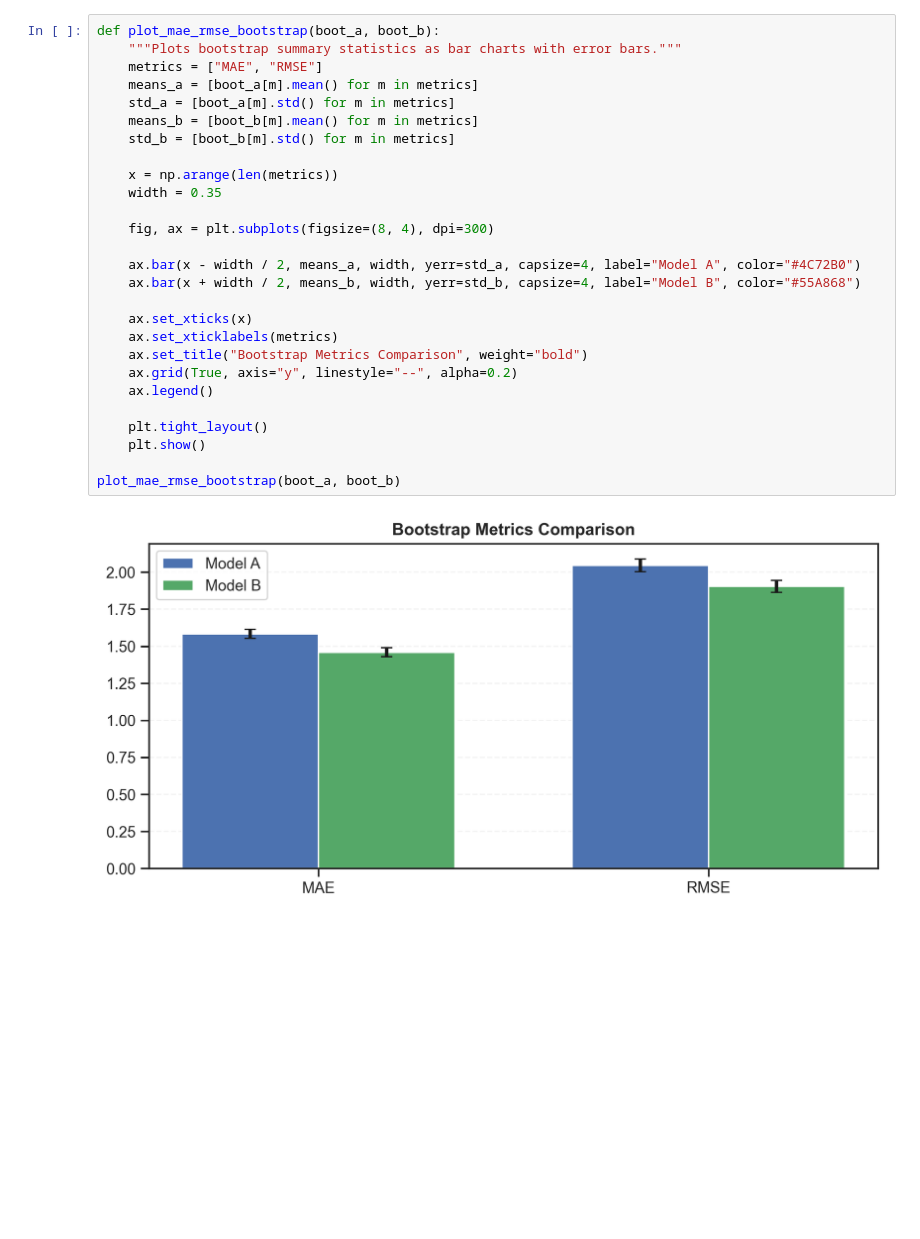
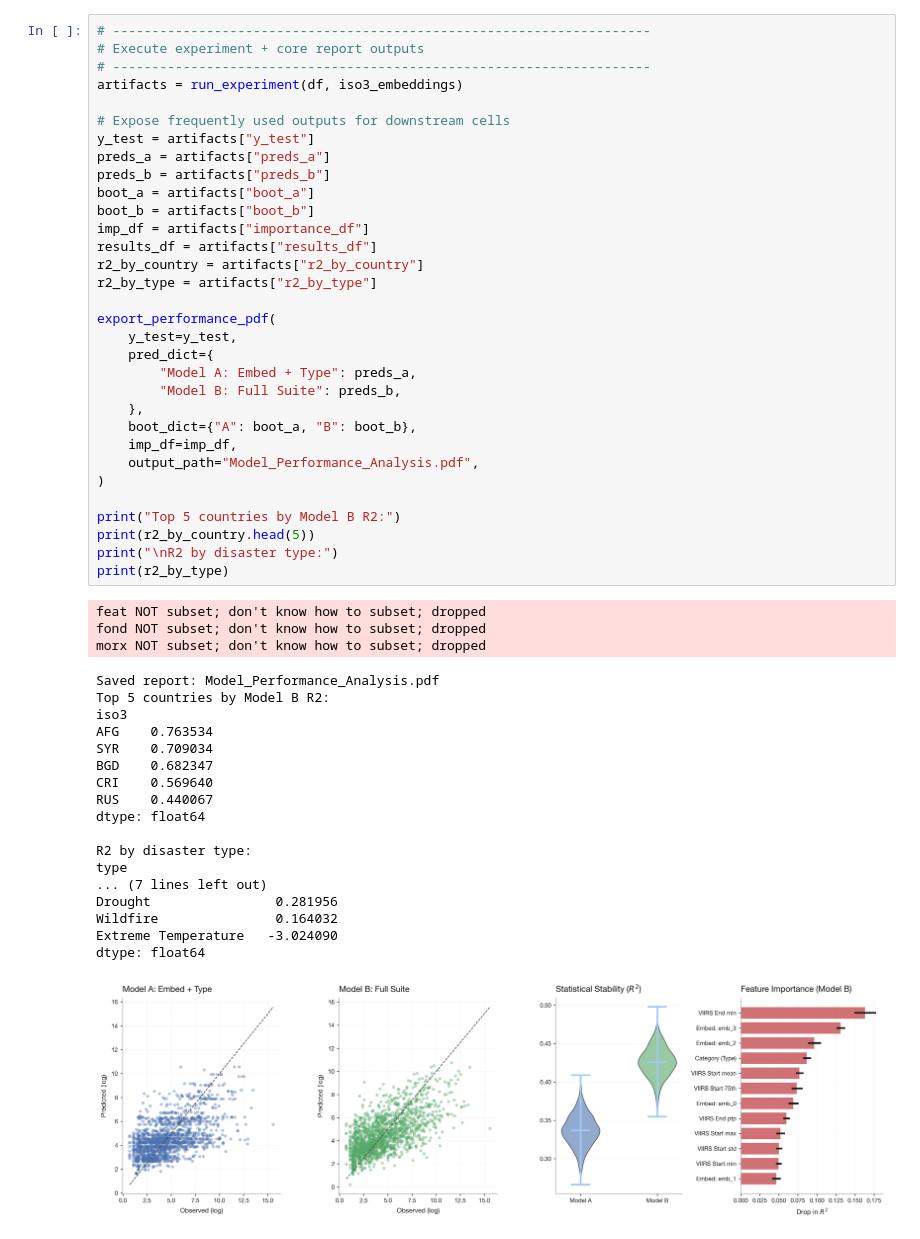
Before and after one commit to iamhaingo/migration-estimation, a Jupyter notebook: src/training_model_regression_xdgboost.ipynb, the cells around one changed output. Saved outputs shown, nothing was run; the diff lists cells and outputs as text; blank space fills up the shorter version.

```diff
--- a/src/training_model_regression_xdgboost.ipynb
+++ b/src/training_model_regression_xdgboost.ipynb
@@ -367,30 +421,55 @@ dtype: float64
 # %%
-def plot_mae_rmse_bootstrap(boot_a, boot_b):
-    """Plots bootstrap summary statistics as bar charts with error bars."""
-    metrics = ["MAE", "RMSE"]
-    means_a = [boot_a[m].mean() for m in metrics]
-    std_a = [boot_a[m].std() for m in metrics]
-    means_b = [boot_b[m].mean() for m in metrics]
-    std_b = [boot_b[m].std() for m in metrics]
+# ---------------------------------------------------------------------
+# Execute experiment + core report outputs
+# ---------------------------------------------------------------------
+artifacts = run_experiment(df, iso3_embeddings)
 
-    x = np.arange(len(metrics))
-    width = 0.35
+# Expose frequently used outputs for downstream cells
+y_test = artifacts["y_test"]
+preds_a = artifacts["preds_a"]
+preds_b = artifacts["preds_b"]
+boot_a = artifacts["boot_a"]
+boot_b = artifacts["boot_b"]
+imp_df = artifacts["importance_df"]
+results_df = artifacts["results_df"]
+r2_by_country = artifacts["r2_by_country"]
+r2_by_type = artifacts["r2_by_type"]
 
-    fig, ax = plt.subplots(figsize=(8, 4), dpi=300)
+export_performance_pdf(
+    y_test=y_test,
+    pred_dict={
+        "Model A: Embed + Type": preds_a,
+        "Model B: Full Suite": preds_b,
+    },
+    boot_dict={"A": boot_a, "B": boot_b},
+    imp_df=imp_df,
+    output_path="Model_Performance_Analysis.pdf",
+)
 
-    ax.bar(x - width / 2, means_a, width, yerr=std_a, capsize=4, label="Model A", color="#4C72B0")
-    ax.bar(x + width / 2, means_b, width, yerr=std_b, capsize=4, label="Model B", color="#55A868")
-
-    ax.set_xticks(x)
-    ax.set_xticklabels(metrics)
-    ax.set_title("Bootstrap Metrics Comparison", weight="bold")
-    ax.grid(True, axis="y", linestyle="--", alpha=0.2)
-    ax.legend()
-
-    plt.tight_layout()
-    plt.show()
-
-plot_mae_rmse_bootstrap(boot_a, boot_b)
+print("Top 5 countries by Model B R2:")
+print(r2_by_country.head(5))
+print("\nR2 by disaster type:")
+print(r2_by_type)
 # %% [output]
+feat NOT subset; don't know how to subset; dropped
+fond NOT subset; don't know how to subset; dropped
+morx NOT subset; don't know how to subset; dropped
+Saved report: Model_Performance_Analysis.pdf
+Top 5 countries by Model B R2:
+iso3
+AFG    0.763534
+SYR    0.709034
+BGD    0.682347
+CRI    0.569640
+RUS    0.440067
+dtype: float64
+
+R2 by disaster type:
+type
+... (7 lines left out)
+Drought                0.281956
+Wildfire               0.164032
+Extreme Temperature   -3.024090
+dtype: float64
-[figure, old version]
+[figure, new version]
 # %%
```
Also changed, not shown: parts of 8 cells of this notebook.
